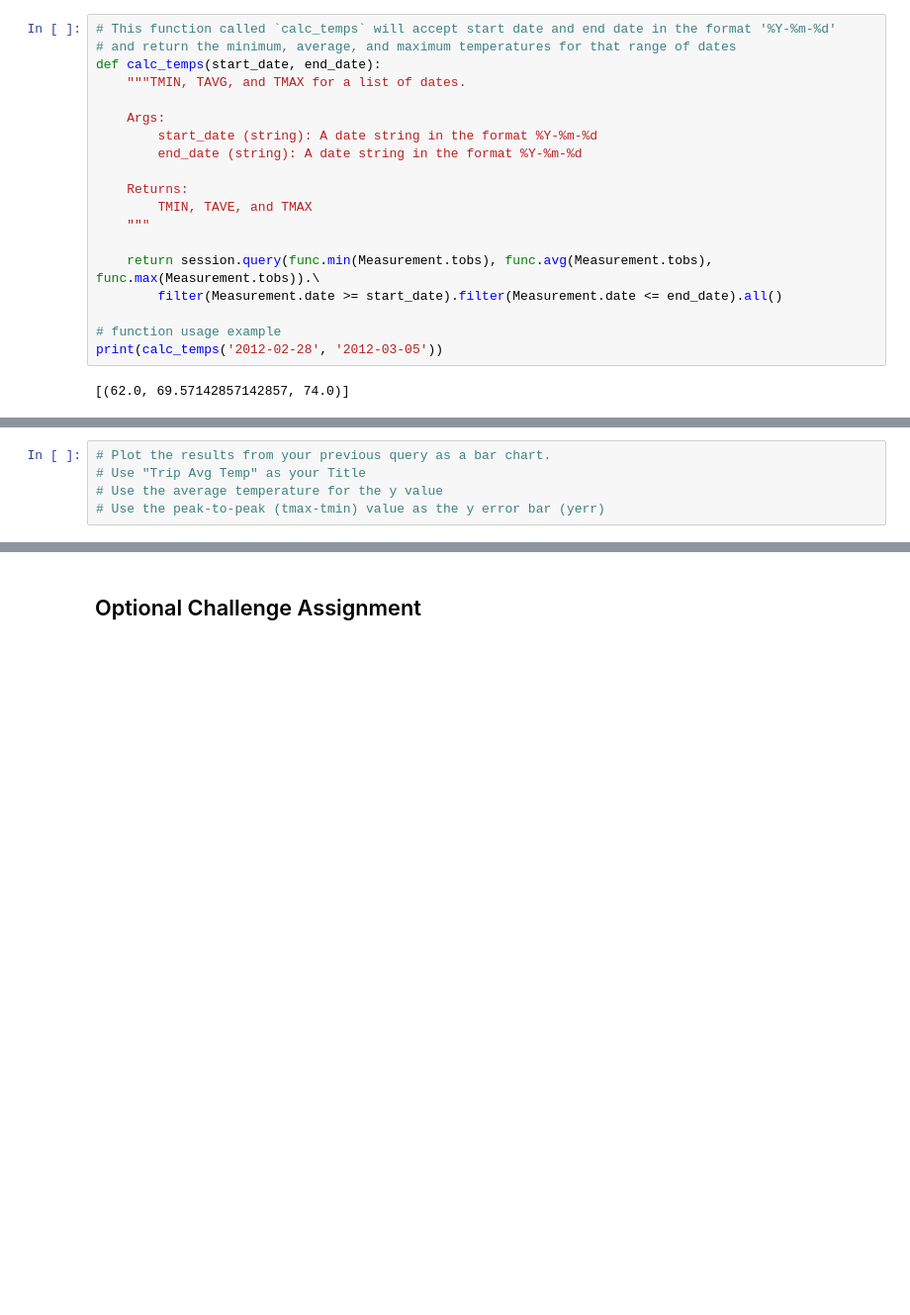
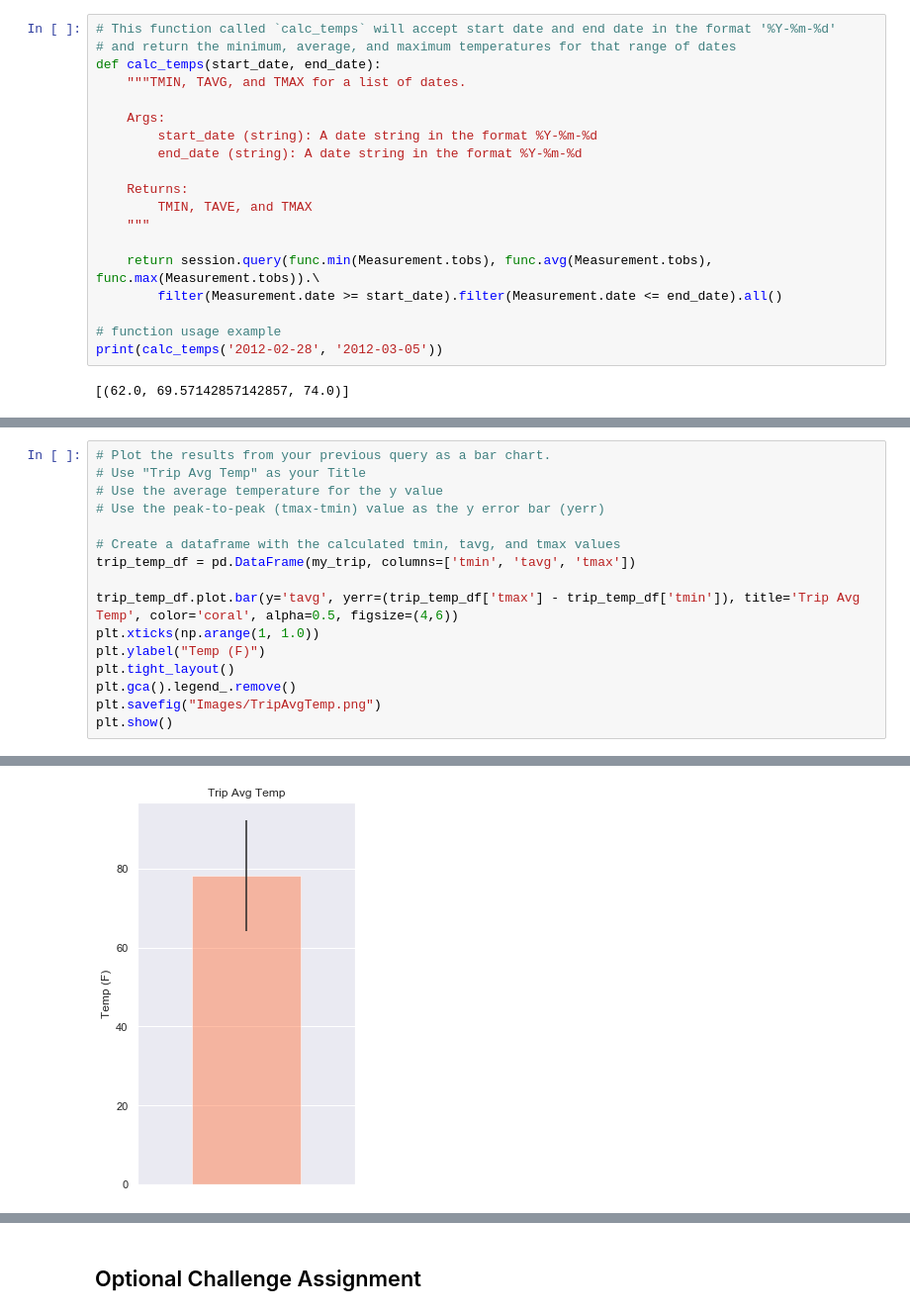
Before and after one commit to mudoimeh/Advanced-Data-Storage-Homework, a Jupyter notebook: Climate_StarterMfon.ipynb, the cells around one changed output, grey strips where cells are left out. Shown at 99% size. Saved outputs shown, nothing was run; the diff lists cells and outputs as text; blank space fills up the shorter version.

```diff
--- a/Climate_StarterMfon.ipynb
+++ b/Climate_StarterMfon.ipynb
@@ -336,4 +431,15 @@ None
 # Use "Trip Avg Temp" as your Title
 # Use the average temperature for the y value
 # Use the peak-to-peak (tmax-tmin) value as the y error bar (yerr)
+
+# Create a dataframe with the calculated tmin, tavg, and tmax values
+trip_temp_df = pd.DataFrame(my_trip, columns=['tmin', 'tavg', 'tmax'])
+
+trip_temp_df.plot.bar(y='tavg', yerr=(trip_temp_df['tmax'] - trip_temp_df['tmin']), title='Trip Avg Temp', color='coral', alpha=0.5, figsize=(4,6))
+plt.xticks(np.arange(1, 1.0))
+plt.ylabel("Temp (F)")
+plt.tight_layout()
+plt.gca().legend_.remove()
+plt.savefig("Images/TripAvgTemp.png")
+plt.show()
 # %% [output]
@@ -342,3 +446,4 @@ None
+[figure, added]
 # %%
 # Calculate the total amount of rainfall per weather station for your trip dates using the previous year's matching dates.
 # Sort this in descending order by precipitation amount and list the station, name, latitude, longitude, and elevation
```
Also changed, not shown: parts of 50 cells of this notebook, 3 other files.
